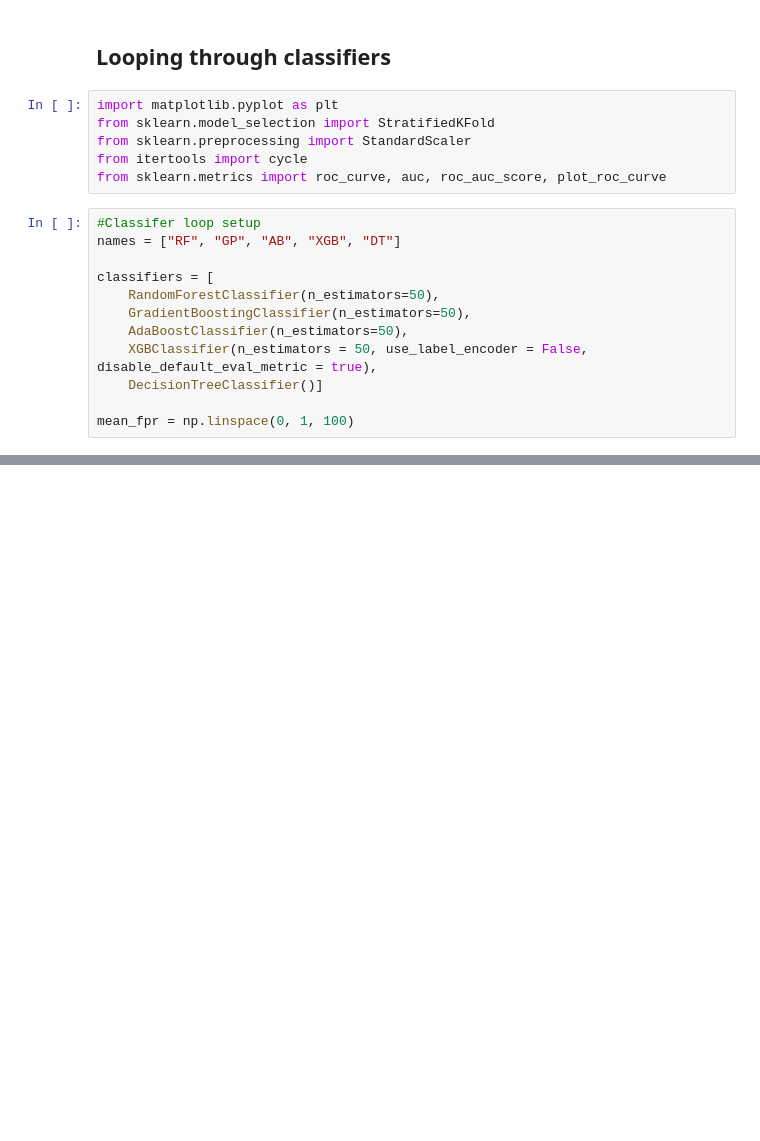
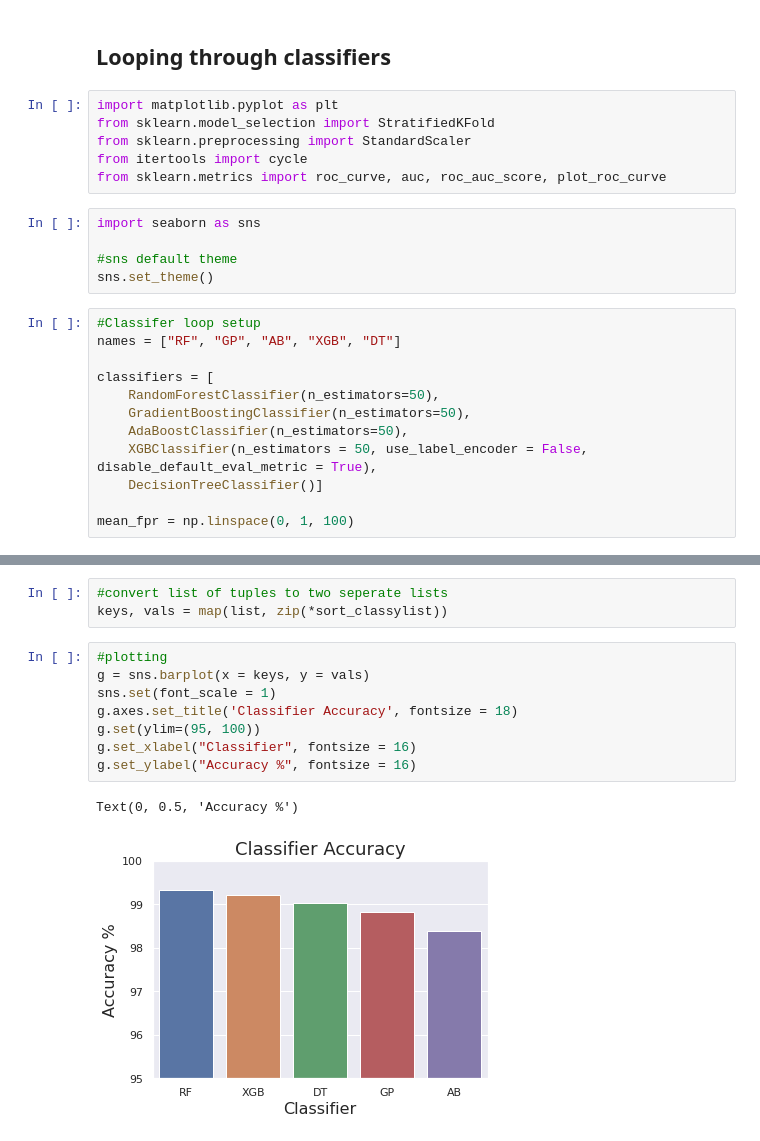
Before and after one commit to rileyhufford/MLProject, a Jupyter notebook: MLJupyter/Joseph's Playground ☺.ipynb, the cells around one changed output, grey strips where cells are left out. Cells and saved outputs as stored; diff of their text form; blank space fills up the shorter version.

```diff
--- a/MLJupyter/Joseph's Playground ☺.ipynb
+++ b/MLJupyter/Joseph's Playground ☺.ipynb
@@ -281,6 +332,11 @@ from sklearn.model_selection import StratifiedKFold
 from sklearn.preprocessing import StandardScaler
 from itertools import cycle
 from sklearn.metrics import roc_curve, auc, roc_auc_score, plot_roc_curve
+# %%
+import seaborn as sns
+
+#sns default theme
+sns.set_theme()
 # %%
 #Classifer loop setup
 names = ["RF", "GP", "AB", "XGB", "DT"]
@@ -289,7 +345,7 @@ classifiers = [
     RandomForestClassifier(n_estimators=50),
     GradientBoostingClassifier(n_estimators=50),
     AdaBoostClassifier(n_estimators=50),
-    XGBClassifier(n_estimators = 50, use_label_encoder = False, disable_default_eval_metric = true),
+    XGBClassifier(n_estimators = 50, use_label_encoder = False, disable_default_eval_metric = True),
     DecisionTreeClassifier()]
 
 mean_fpr = np.linspace(0, 1, 100)
@@ -312,3 +374,17 @@ for i in sort_classylist:
+# %%
+#convert list of tuples to two seperate lists
+keys, vals = map(list, zip(*sort_classylist))
+# %%
+#plotting
+g = sns.barplot(x = keys, y = vals)
+sns.set(font_scale = 1)
+g.axes.set_title('Classifier Accuracy', fontsize = 18)
+g.set(ylim=(95, 100))
+g.set_xlabel("Classifier", fontsize = 16)
+g.set_ylabel("Accuracy %", fontsize = 16)
+# %% [output]
+Text(0, 0.5, 'Accuracy %')
+[figure, added]
 # %%
 #Confusion matrix looping
 x = 0
```
Also changed, not shown: parts of 24 cells of this notebook, 1 other file.
